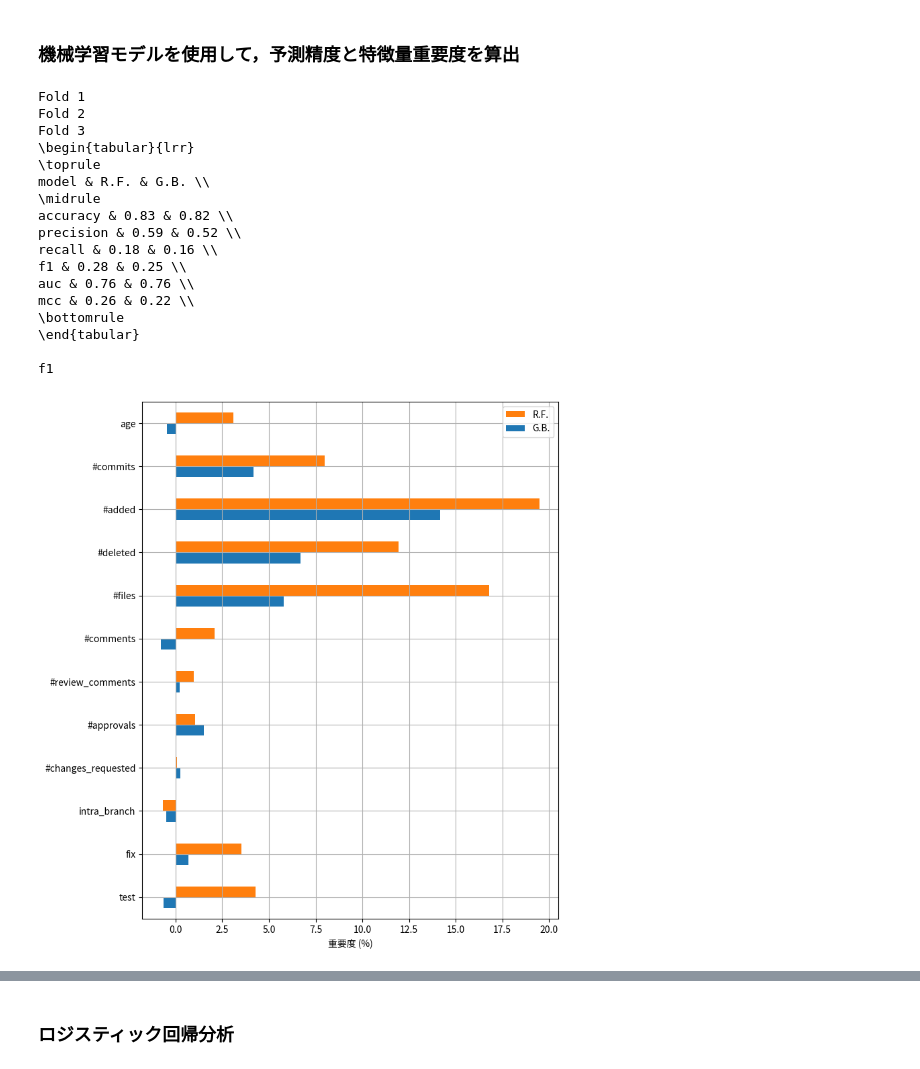
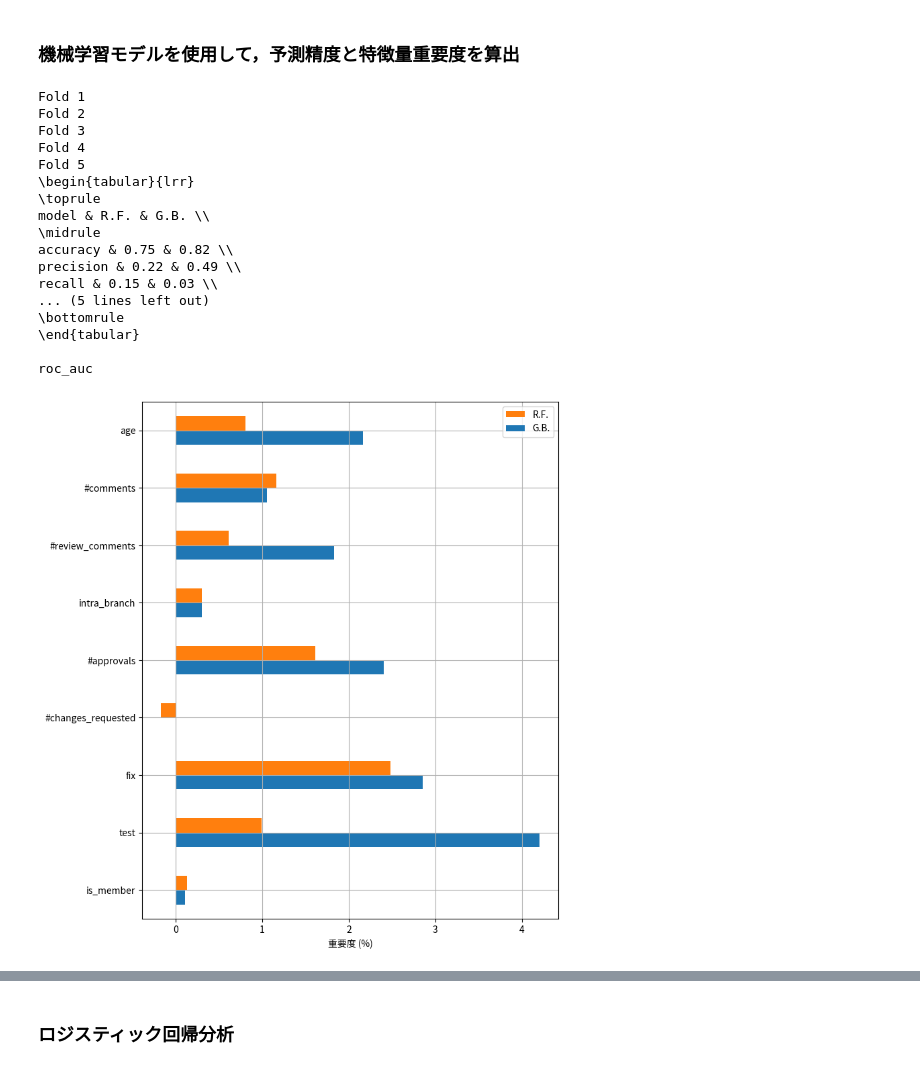
Before and after one commit to nrysk/research, a Jupyter notebook: 001/analysis.ipynb, the cells around one changed output, grey strips where cells are left out. Saved outputs shown, nothing was run; the diff lists cells and outputs as text; code cells hidden in the pictures.

```diff
--- a/001/analysis.ipynb
+++ b/001/analysis.ipynb
@@ -56,7 +56,7 @@ for feature in NUMERIC_COLUMNS:
     clean_values = clean_df[feature]
 
     # Mann-Whitney U検定
-    stat, p = mannwhitneyu(buggy_values, clean_values)
+    stat, p = mannwhitneyu(buggy_values, clean_values, alternative="two-sided")
 
     # 結果
     result_df = pd.concat(
@@ -66,6 +66,7 @@ for feature in NUMERIC_COLUMNS:
                 data={
                     "test": "Mann-Whitney U",
                     "p_value": p,
+                    "effect_size": 1 - (2 * stat) / (len(buggy_values) * len(clean_values)),
                     "significant": get_significance(p),
                 },
                 index=[feature],
@@ -88,7 +89,8 @@ for feature in BOOLEAN_COLUMNS:
             pd.DataFrame(
                 data={
                     "test": "Chi-squared",
-                    "p_value": ,
+                    "p_value":  p,
+                    "effect_size": stat / df.shape[0],
                     "significant": get_significance(p),
                 },
                 index=[feature],
@@ -97,5 +99,5 @@ for feature in BOOLEAN_COLUMNS:
     )
 
 # 結果を表示
-print(result_df.to_latex())
+print(result_df)
 # %% [output]
@@ -138,12 +204,19 @@ from sklearn.metrics import (
     precision_score,
     recall_score,
     roc_auc_score,
+    precision_recall_curve,
+    auc,
+    PrecisionRecallDisplay
 )
 from sklearn.model_selection import StratifiedKFold
 from sklearn.tree import DecisionTreeClassifier
 
-EXCLUDE_COLUMNS = ["project", "id", "url", "bot", "code_change"]
-SCORINGS = ("f1", "roc_auc", "matthews_corrcoef")
+EXCLUDE_COLUMNS = ["project", "id", "url", "bot", "code_change", "#added", "#deleted", "#files", "#commits"]
+SCORINGS = (
+    # "f1",
+    "roc_auc",
+    # "matthews_corrcoef"
+)
 
 # プルリクエストの特徴量データを読み込み
 df = pd.read_csv("data/pull_request_features.csv")
@@ -166,13 +239,15 @@ models = {
 }
 
 # クロスバリデーションの設定
-cv = StratifiedKFold(n_splits=3, shuffle=True, random_state=0)
+cv = StratifiedKFold(n_splits=5, shuffle=True, random_state=0)
 
 # 特徴量の重要度を保持するデータフレーム
 importance_df_dict = {scoring: pd.DataFrame() for scoring in SCORINGS}
 
 # モデルの精度を保持するデータフレーム
 scores_df = pd.DataFrame()
+
+
 
 for i, (train_idx, test_idx) in enumerate(cv.split(X, y)):
     print(f"Fold {i+1}")
@@ -182,6 +257,20 @@ for i, (train_idx, test_idx) in enumerate(cv.split(X, y)):
     for model_name, model in models.items():
         # モデルの学習
         model.fit(X_train, y_train)
+
+        # 予測確率を取得 (閾値調整のため)
+        y_scores = model.predict_proba(X_test)[:, 1]
+        precision, recall, thresholds = precision_recall_curve(y_test, y_scores)
+        # F1スコアを計算 (最後の要素はprecision=1, recall=0なので除外することがある)
+        f1_scores = 2 * recall * precision / (recall + precision + 1e-10) # ゼロ除算を回避
+
+        # F1が最大になるインデックスを取得し、対応する閾値を選ぶ
+        # thresholdsの配列長はprecision/recallより1短いため調整
+        optimal_idx = np.argmax(f1_scores[:-1])
+        optimal_threshold = thresholds[optimal_idx]
+
+        # --- 3. 最適閾値で再評価 ---
+        y_pred_optimal = (y_scores >= optimal_threshold).astype(int)
 
         # モデルの精度の計算 (Accuracy, Precision, Recall, F1-Score, AUC, MCC)
         y_pred = model.predict(X_test)
@@ -193,7 +282,11 @@ for i, (train_idx, test_idx) in enumerate(cv.split(X, y)):
             "f1": f1_score(y_test, y_pred),
             "auc": roc_auc_score(y_test, model.predict_proba(X_test)[:, 1]),
             "mcc": matthews_corrcoef(y_test, y_pred),
+            "f1_optimal": f1_score(y_test, y_pred_optimal),
+            "mcc_optimal": matthews_corrcoef(y_test, y_pred_optimal),
         }
+
+
 
         scores_df = pd.concat(
             [
@@ -233,6 +326,9 @@ for i, (train_idx, test_idx) in enumerate(cv.split(X, y)):
                 ignore_index=True,
             )
 
+        # print(f"{model_name=}")
+        # display(pd.Series(model.feature_importances_, index=X.columns).sort_values(ascending=False))
+
 # ==============================
 # 結果の可視化
 # ==============================
@@ -240,41 +336,41 @@ for i, (train_idx, test_idx) in enumerate(cv.split(X, y)):
 # 精度の平均値
 scores_df = scores_df.groupby("model").mean()
 print(scores_df.T[models.keys()].to_latex(float_format="%.2f", escape=True))
 
 plt.rc("font", family="Noto Sans CJK JP")
 # 特徴量の重要度の平均値
 for scoring, importance_df in importance_df_dict.items():
     importance_df = importance_df.groupby("model").mean() * 100
     importance_df = importance_df.T[models.keys()]
 
     # 描画
     ax = importance_df.iloc[::-1, ::-1].plot.barh(figsize=(8, 10))
     handles, labels = ax.get_legend_handles_labels()
     ax.legend(handles[::-1], labels[::-1])
     plt.grid()
     plt.xlabel("重要度 (%)")
     print(scoring)
     plt.show()
     print(importance_df.to_latex(float_format="%.2f", escape=True))
 # %% [output]
 Fold 1
 Fold 2
 Fold 3
+Fold 4
+Fold 5
 \begin{tabular}{lrr}
 \toprule
 model & R.F. & G.B. \\
 \midrule
-accuracy & 0.83 & 0.82 \\
-precision & 0.59 & 0.52 \\
-recall & 0.18 & 0.16 \\
-f1 & 0.28 & 0.25 \\
-auc & 0.76 & 0.76 \\
-mcc & 0.26 & 0.22 \\
+accuracy & 0.75 & 0.82 \\
+precision & 0.22 & 0.49 \\
+recall & 0.15 & 0.03 \\
+... (5 lines left out)
 \bottomrule
 \end{tabular}
 
-f1
+roc_auc
-[figure, old version]
+[figure, new version]
 \begin{tabular}{lrr}
 \toprule
 model & R.F. & G.B. \\
```
Also changed, not shown: parts of 9 cells of this notebook, 8 other files.
